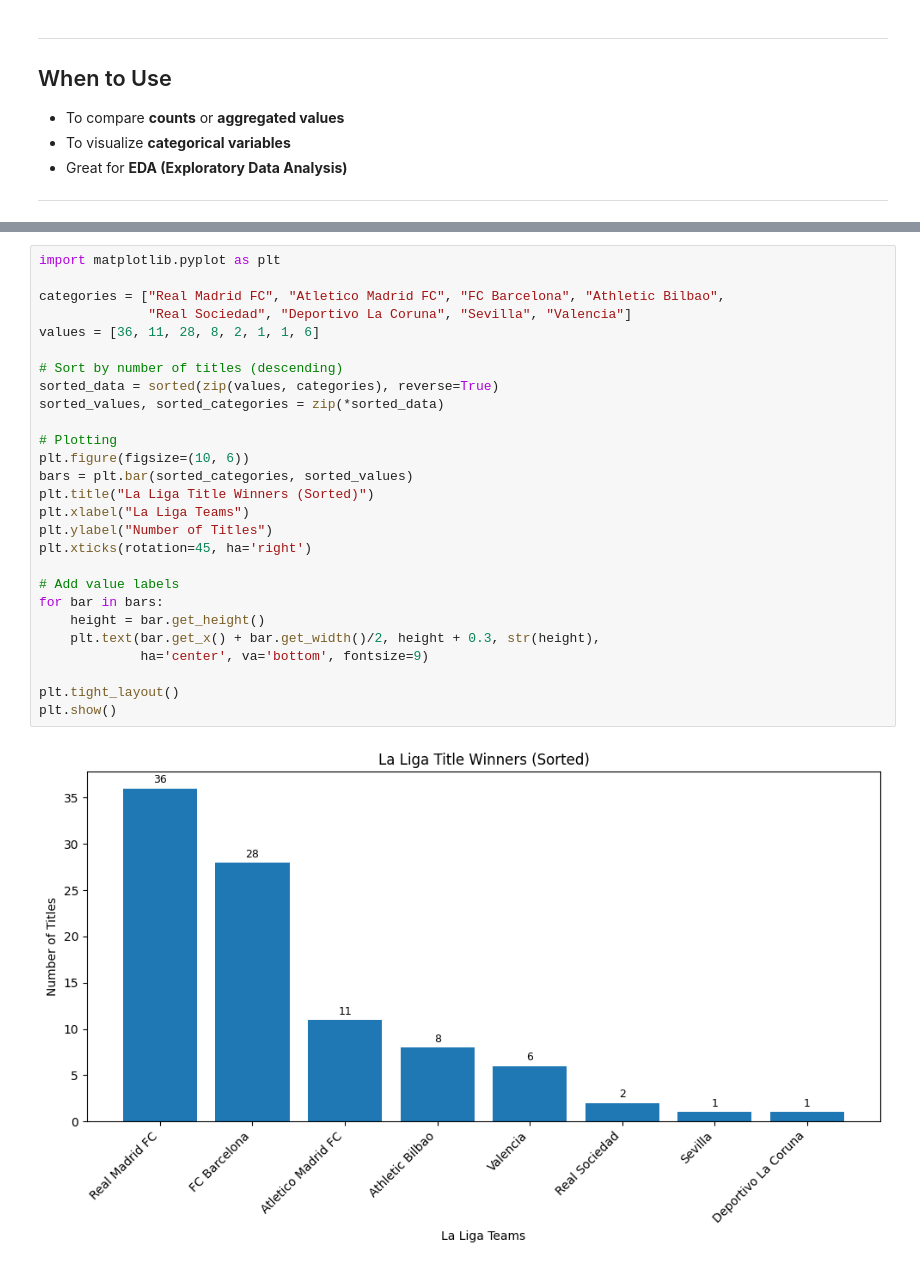
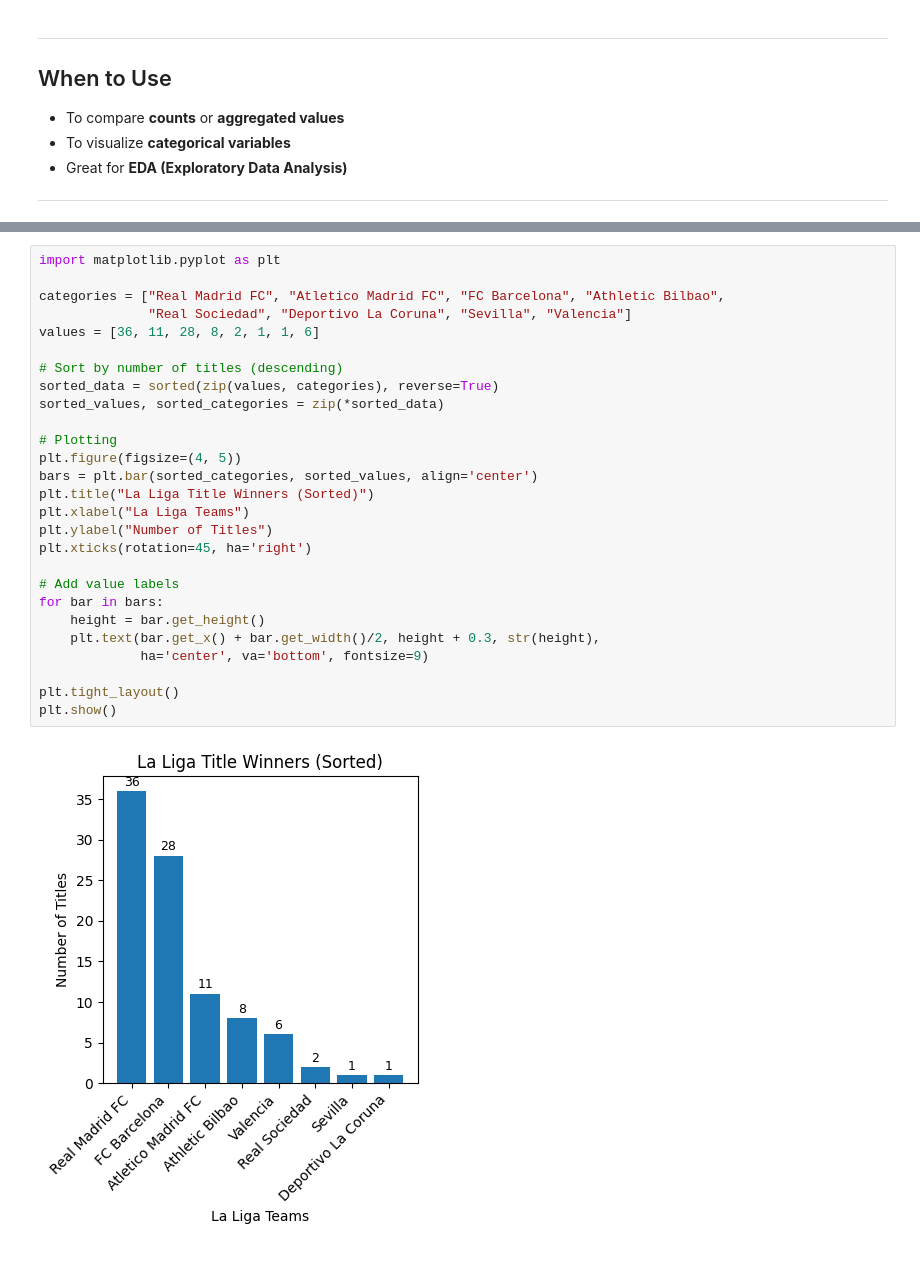
Before and after one commit to sorushikesh/coreDataScience, a Jupyter notebook: notebooks/visualization/bar_plot.ipynb, the cells around one changed output, grey strips where cells are left out. Cells and saved outputs as stored; diff of their text form.

```diff
--- a/notebooks/visualization/bar_plot.ipynb
+++ b/notebooks/visualization/bar_plot.ipynb
@@ -64,29 +64,29 @@ plt.show()
 # %%
 import matplotlib.pyplot as plt
 
 categories = ["Real Madrid FC", "Atletico Madrid FC", "FC Barcelona", "Athletic Bilbao",
               "Real Sociedad", "Deportivo La Coruna", "Sevilla", "Valencia"]
 values = [36, 11, 28, 8, 2, 1, 1, 6]
 
 # Sort by number of titles (descending)
 sorted_data = sorted(zip(values, categories), reverse=True)
 sorted_values, sorted_categories = zip(*sorted_data)
 
 # Plotting
-plt.figure(figsize=(10, 6))
-bars = plt.bar(sorted_categories, sorted_values)
+plt.figure(figsize=(4, 5))
+bars = plt.bar(sorted_categories, sorted_values, align='center')
 plt.title("La Liga Title Winners (Sorted)")
 plt.xlabel("La Liga Teams")
 plt.ylabel("Number of Titles")
 plt.xticks(rotation=45, ha='right')
 
 # Add value labels
 for bar in bars:
     height = bar.get_height()
     plt.text(bar.get_x() + bar.get_width()/2, height + 0.3, str(height),
              ha='center', va='bottom', fontsize=9)
 
 plt.tight_layout()
 plt.show()
 # %% [output]
-[figure, old version]
+[figure, new version]
```
Also changed, not shown: parts of 2 cells of this notebook.
